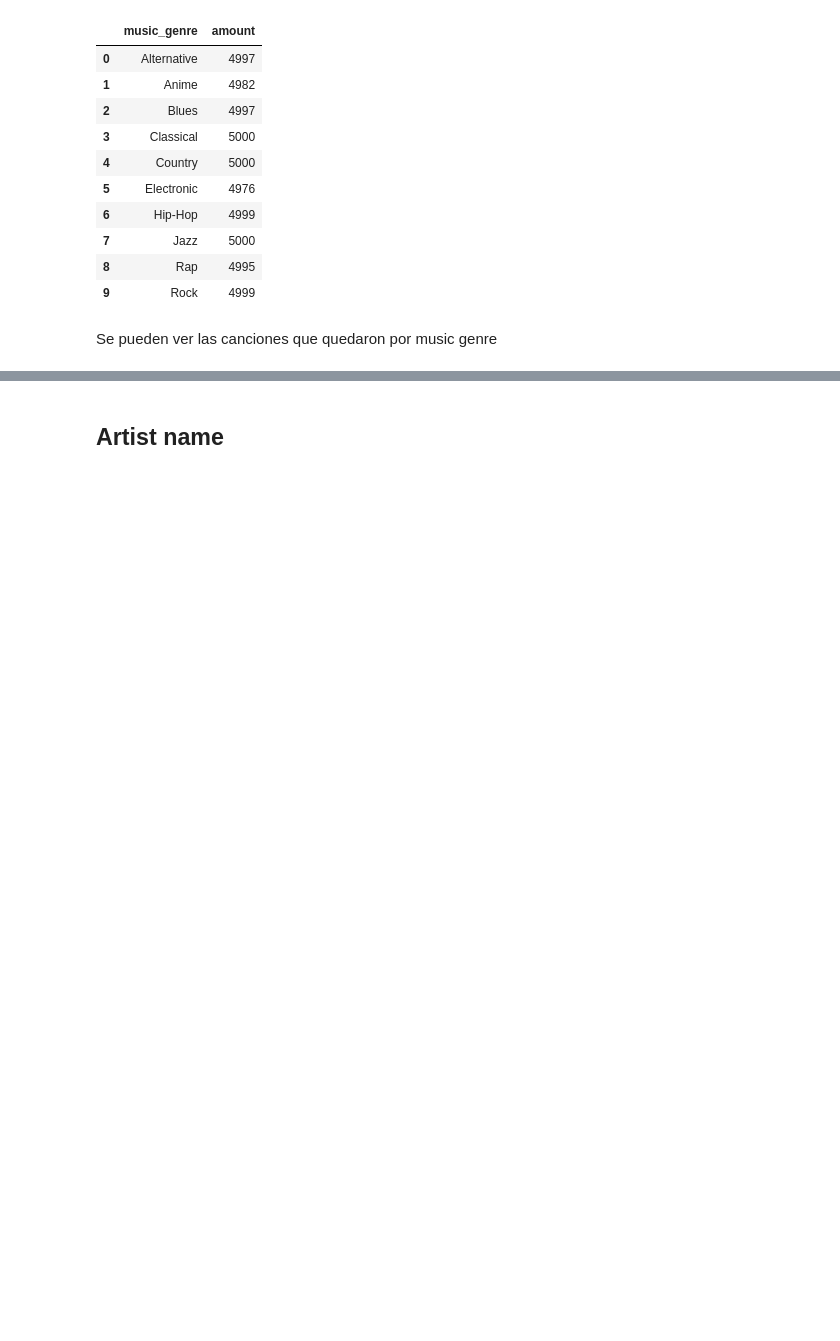
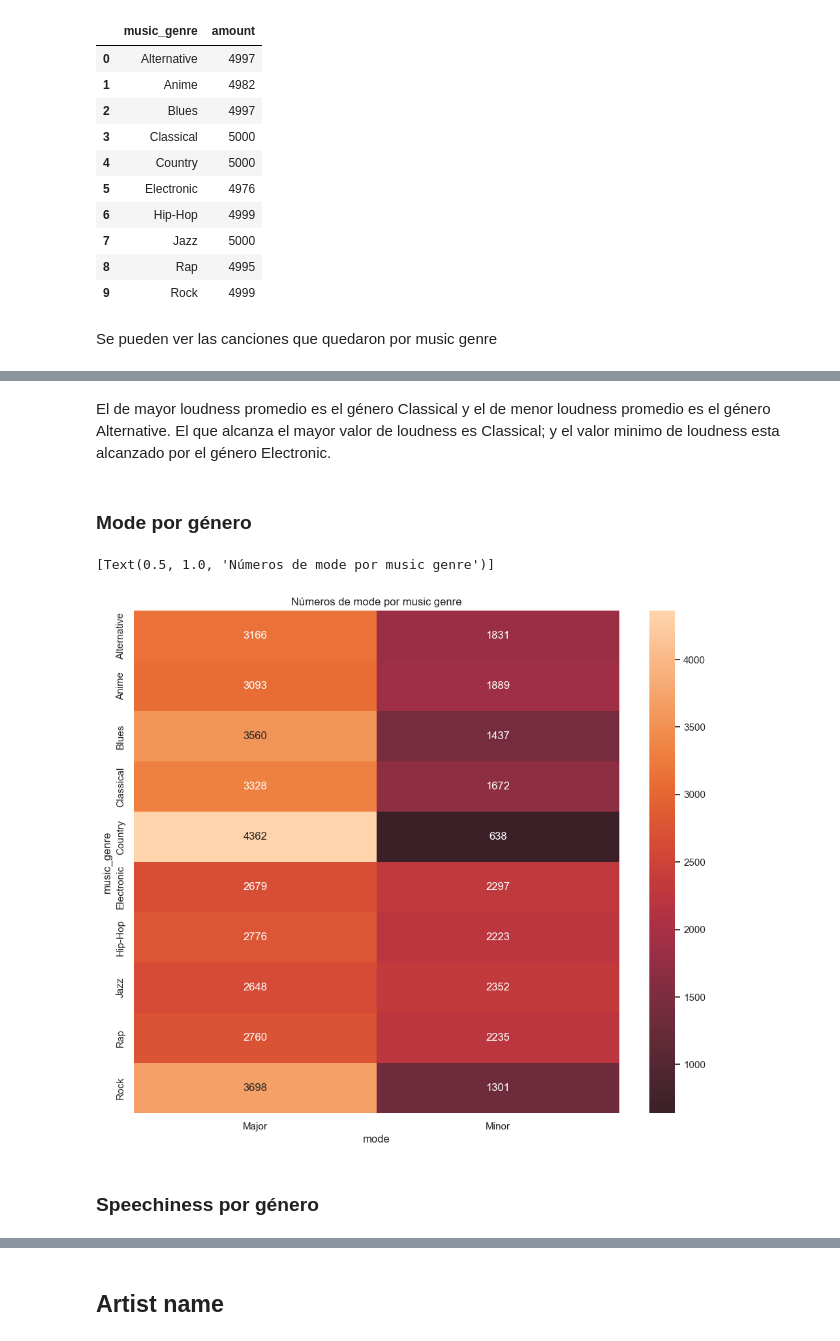
Before and after one commit to smoreyra/Solange-Moreyra-Repository, a Jupyter notebook: EDA Python.ipynb, the cells around one changed output, grey strips where cells are left out. Cells and saved outputs as stored; diff of their text form; code cells hidden in the pictures; blank space fills up the shorter version.

```diff
--- a/EDA Python.ipynb
+++ b/EDA Python.ipynb
@@ -671,0 +889,14 @@ Se pueden ver las canciones que quedaron por music genre
+# %% [markdown]
+El de mayor loudness promedio es el género Classical y el de menor loudness promedio es el género Alternative. El que alcanza el mayor valor de loudness es Classical; y el valor minimo de loudness esta alcanzado por el género Electronic.
+# %% [markdown]
+### Mode por género
+# %%
+df_music_genre_mode_count = df.groupby(['music_genre','mode'], as_index = False).agg(amount = ('mode', 'count'))
+plt.figure(figsize=(12,10))
+chart = sns.heatmap(df_music_genre_mode_count.pivot('music_genre','mode',values='amount'), annot = True, center=0, fmt="d")
+chart.set(title = 'Números de mode por music genre')
+# %% [output]
+[Text(0.5, 1.0, 'Números de mode por music genre')]
+[figure, added]
+# %% [markdown]
+### Speechiness por género
```
Also changed, not shown: parts of 63 cells of this notebook.
